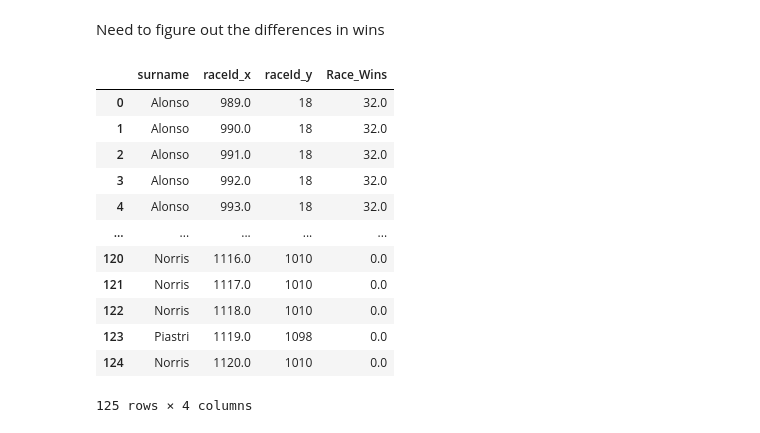
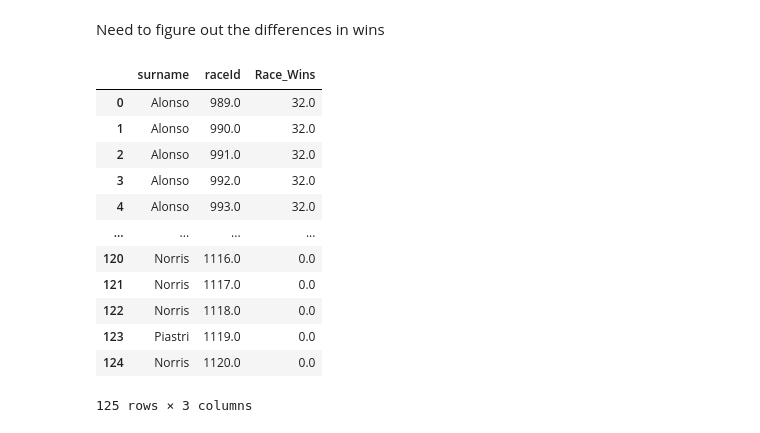
Before and after one commit to Plyrex/COMP3608-Project, a Jupyter notebook: F1_Project.ipynb, the cells around one changed output. Drawn from its saved outputs; the diff is of its cells as text; code cells hidden in the pictures.

```diff
--- a/F1_Project.ipynb
+++ b/F1_Project.ipynb
@@ -457,7 +457,7 @@ merged_data
 2500 rows × 54 columns
 # %%
 # # merge the result with df_main_drivers on driverId
-final_merged_data = pd.merge(merged_data, df_main_drivers, on='driverId', how='inner')
+final_merged_data = pd.merge(merged_data, df_main_drivers, on=['driverId', 'raceId'], how='inner')      #ensure the same driver and race
 
 final_merged_data
 # %% [output]
@@ -569,21 +571,21 @@ Should figure out the importanece of fp_date and fp_time
 # %% [markdown]
 Need to figure out the differences in wins
 # %%
-final_merged_data.groupby("raceId_x", as_index=False).first()[["surname", "raceId_x", "raceId_y", "Race_Wins"]]
+final_merged_data.groupby("raceId", as_index=False).first()[["surname", "raceId", "Race_Wins"]]
 # %% [output]
-|  | surname | raceId_x | raceId_y | Race_Wins |
-| 0 | Alonso | 989.0 | 18 | 32.0 |
-| 1 | Alonso | 990.0 | 18 | 32.0 |
-| 2 | Alonso | 991.0 | 18 | 32.0 |
-| 3 | Alonso | 992.0 | 18 | 32.0 |
-| 4 | Alonso | 993.0 | 18 | 32.0 |
-| ... | ... | ... | ... | ... |
-| 120 | Norris | 1116.0 | 1010 | 0.0 |
-| 121 | Norris | 1117.0 | 1010 | 0.0 |
-| 122 | Norris | 1118.0 | 1010 | 0.0 |
-| 123 | Piastri | 1119.0 | 1098 | 0.0 |
-| 124 | Norris | 1120.0 | 1010 | 0.0 |
+|  | surname | raceId | Race_Wins |
+| 0 | Alonso | 989.0 | 32.0 |
+| 1 | Alonso | 990.0 | 32.0 |
+| 2 | Alonso | 991.0 | 32.0 |
+| 3 | Alonso | 992.0 | 32.0 |
+| 4 | Alonso | 993.0 | 32.0 |
+| ... | ... | ... | ... |
+| 120 | Norris | 1116.0 | 0.0 |
+| 121 | Norris | 1117.0 | 0.0 |
+| 122 | Norris | 1118.0 | 0.0 |
+| 123 | Piastri | 1119.0 | 0.0 |
+| 124 | Norris | 1120.0 | 0.0 |
-125 rows × 4 columns
+125 rows × 3 columns
 # %%
 # final_merged_data.groupby("forename", as_index=False).first()[["surname", "number_x", "number_y", "driverId"]]
 # final_merged_data.groupby("forename", as_index=False).first()[["surname", "raceId_x", "raceId_y", "driverId"]]
```
Also changed, not shown: parts of 11 cells of this notebook.
